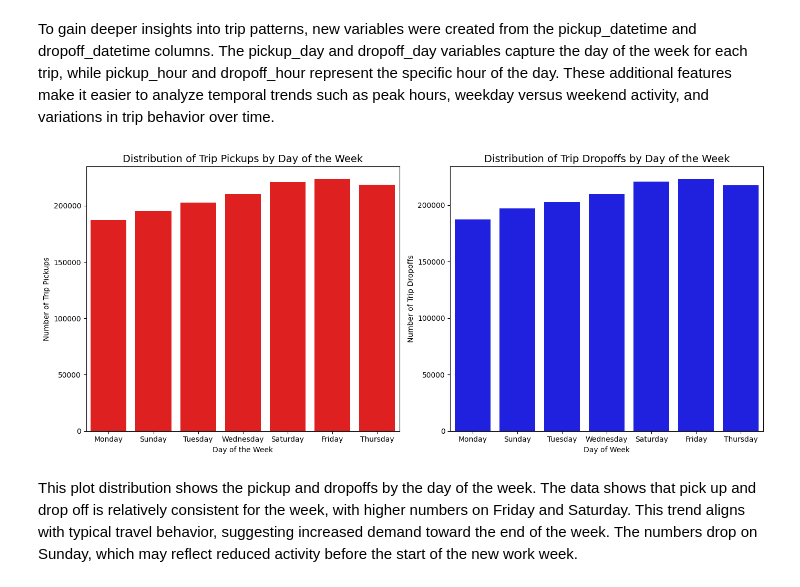
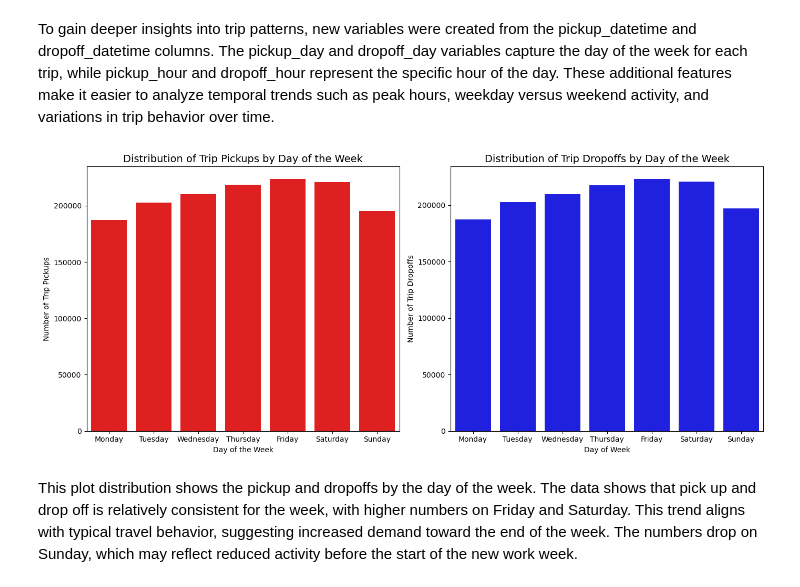
Before and after one commit to charralbert/Taxi_Trip_Duration, a Jupyter notebook: project_deliverable1_Group33.ipynb, the cells around one changed output. Cells and saved outputs as stored; diff of their text form; code cells hidden in the pictures.

```diff
--- a/project_deliverable1_Group33.ipynb
+++ b/project_deliverable1_Group33.ipynb
@@ -273,26 +278,26 @@ To gain deeper insights into trip patterns, new variables were created from the
 # %%
 sample_df = df.sample(10000) if len(df) > 10000 else df
 
 fig, axes = plt.subplots(1, 2, figsize=(14, 6))
 order = ['Monday', 'Tuesday', 'Wednesday', 'Thursday', 'Friday', 'Saturday', 'Sunday']
 
 #Plot 1: Distribution of Trip Pickups by Day of the Week
-sns.countplot(x='pickup_day', data=df, ax=axes[0], color='red')
+sns.countplot(x='pickup_day', data=df, ax=axes[0], color='red', order=order)
 axes[0].set_title('Distribution of Trip Pickups by Day of the Week', fontsize=14)
 axes[0].set_xlabel('Day of the Week')
 axes[0].set_ylabel('Number of Trip Pickups')
 
 
 #Plot 2: Distribution of Trip Dropoffs by Day of the Week
-sns.countplot(x='dropoff_day', data=df, ax=axes[1], color='blue')
+sns.countplot(x='dropoff_day', data=df, ax=axes[1], color='blue', order=order)
 axes[1].set_title('Distribution of Trip Dropoffs by Day of the Week', fontsize=14)
 axes[1].set_xlabel('Day of Week')
 axes[1].set_ylabel('Number of Trip Dropoffs')
 
 # Adjust spacing between plots
 plt.tight_layout()
 # %% [output]
-[figure, old version]
+[figure, new version]
 # %% [markdown]
 This plot distribution shows the pickup and dropoffs by the day of the week. The data shows that pick up and drop off is relatively consistent for the week, with higher numbers on Friday and Saturday. This trend aligns with typical travel behavior, suggesting increased demand toward the end of the week. The numbers drop on Sunday, which may reflect reduced activity before the start of the new work week.
 # %%
```
Also changed, not shown: parts of 18 cells of this notebook.
